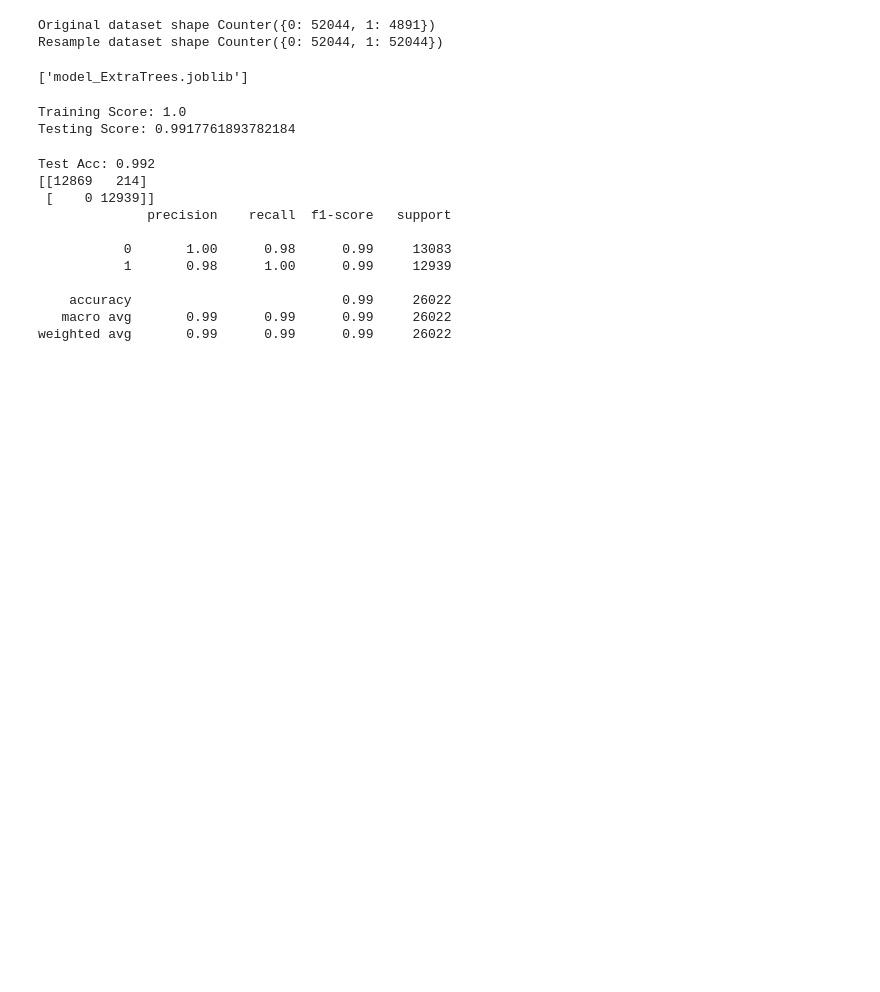
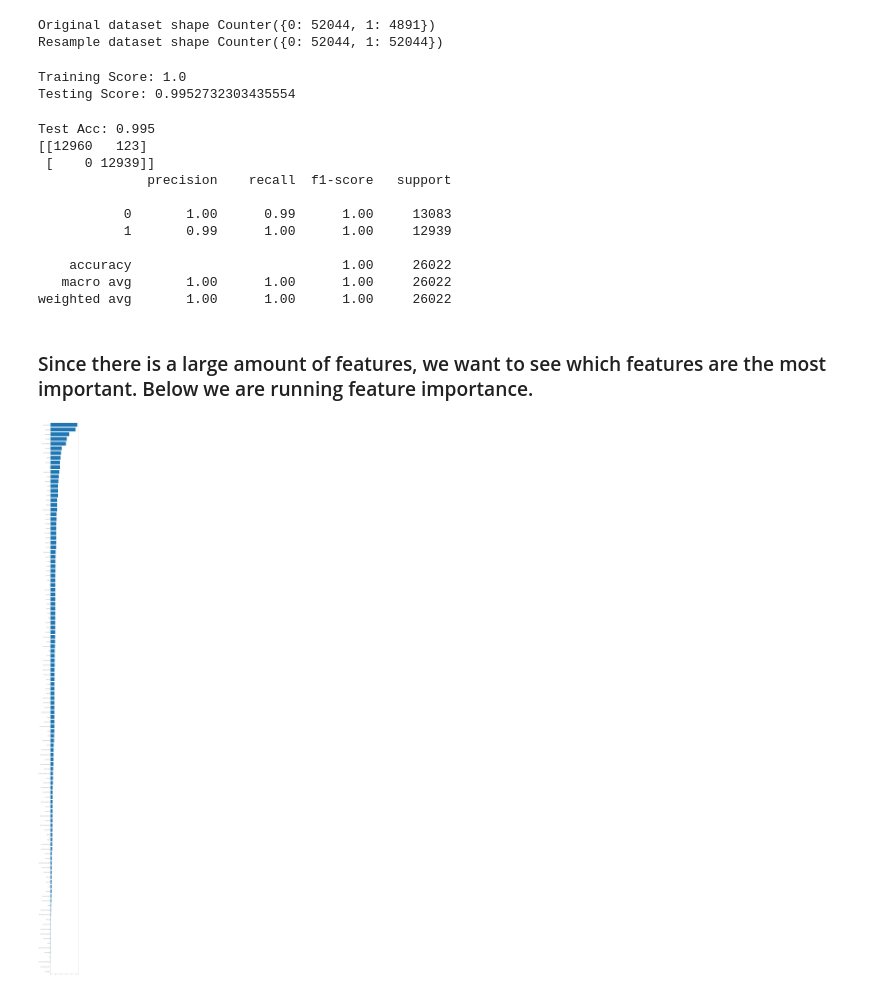
Before and after one commit to vishaalgupta/Patient-Survival-Model, a Jupyter notebook: ML-models/Extra Trees Classifier.ipynb, the cells around one changed output. Cells and saved outputs as stored; diff of their text form; code cells hidden in the pictures; blank space fills up the shorter version.

```diff
--- a/ML-models/Extra Trees Classifier.ipynb
+++ b/ML-models/Extra Trees Classifier.ipynb
@@ -35,0 +25,8 @@ X = pd.get_dummies(X)
+# %%
+#labeling our X variable to drop our target variable
+#setting our y variable to be our target variable
+X = survival_df.drop('hospital_death', axis=1)
+y = survival_df['hospital_death']
+
+#dummy-coding the rest of our X categorical variables
+X = pd.get_dummies(X)
@@ -46,21 +47,19 @@ Original dataset shape Counter({0: 52044, 1: 4891})
 Resample dataset shape Counter({0: 52044, 1: 52044})
 # %%
 from sklearn.ensemble import ExtraTreesClassifier
+
+#Splitting our data into train and test
 X_train, X_test, y_train, y_test = train_test_split(x_ros, y_ros, random_state=45)
 
+#Running ExtraTreesClassifer
 clf = ExtraTreesClassifier(random_state=45, n_estimators=50).fit(X_train, y_train)
-
-from joblib import dump, load
-dump(clf, 'model_ExtraTrees.joblib')
+print(f'Training Score: {clf.score(X_train, y_train)}')
+print(f'Testing Score: {clf.score(X_test, y_test)}')
 # %% [output]
-['model_ExtraTrees.joblib']
+Training Score: 1.0
+Testing Score: 0.9952732303435554
-# %%
-print(f'Training Score: {clf.score(X_train, y_train)}')
-print(f'Testing Score: {clf.score(X_test, y_test)}')
-# %% [output]
-Training Score: 1.0
-Testing Score: 0.9917761893782184
 # %%
+#Testing our model
 y_true = y_test
 y_pred = clf.predict(X_test)
 
@@ -68,14 +67,16 @@ print('Test Acc: %.3f' % clf.score(X_test, y_test))
 print(confusion_matrix(y_true, y_pred))
 print(classification_report(y_true, y_pred))
 # %% [output]
-Test Acc: 0.992
-[[12869   214]
+Test Acc: 0.995
+[[12960   123]
  [    0 12939]]
               precision    recall  f1-score   support
 
-           0       1.00      0.98      0.99     13083
-           1       0.98      1.00      0.99     12939
+           0       1.00      0.99      1.00     13083
+           1       0.99      1.00      1.00     12939
 
-    accuracy                           0.99     26022
-   macro avg       0.99      0.99      0.99     26022
-weighted avg       0.99      0.99      0.99     26022
+    accuracy                           1.00     26022
+   macro avg       1.00      1.00      1.00     26022
+weighted avg       1.00      1.00      1.00     26022
+# %% [markdown]
+### Since there is a large amount of features, we want to see which features are the most important. Below we are running feature importance.
@@ -81,0 +85,15 @@ weighted avg       0.99      0.99      0.99     26022
+# %%
+features = sorted(zip(X.columns, clf.feature_importances_), key = lambda x: x[1])
+cols = [f[0] for f in features]
+width = [f[1] for f in features]
+
+fig, ax = plt.subplots()
+
+fig.set_size_inches(10,200)
+plt.margins(y=0.001)
+
+ax.barh(y=cols, width=width)
+
+plt.show()
+# %% [output]
+[figure, added]
```
Also changed, not shown: parts of 10 cells of this notebook, 5 other files.
